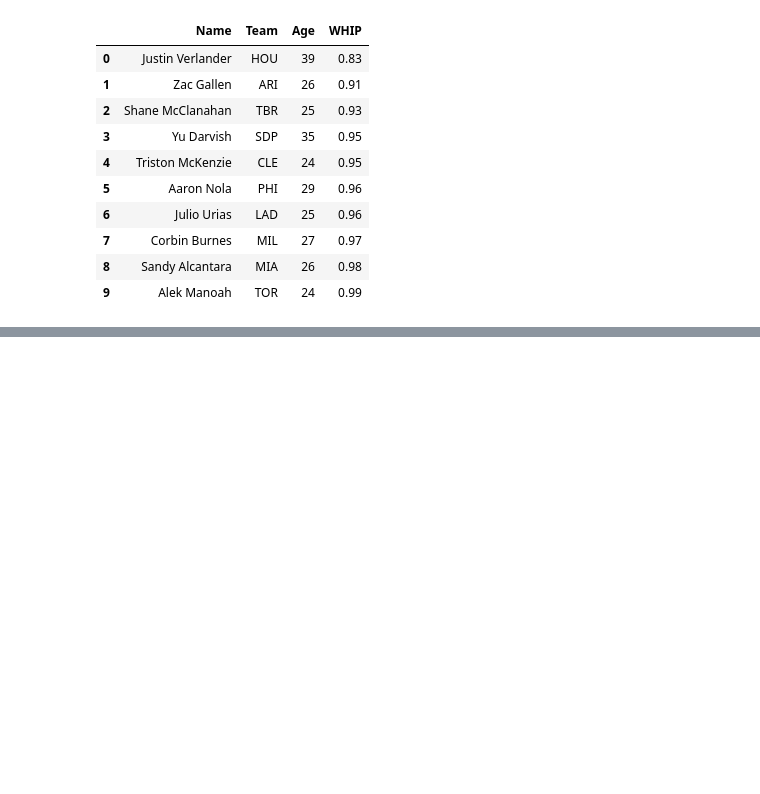
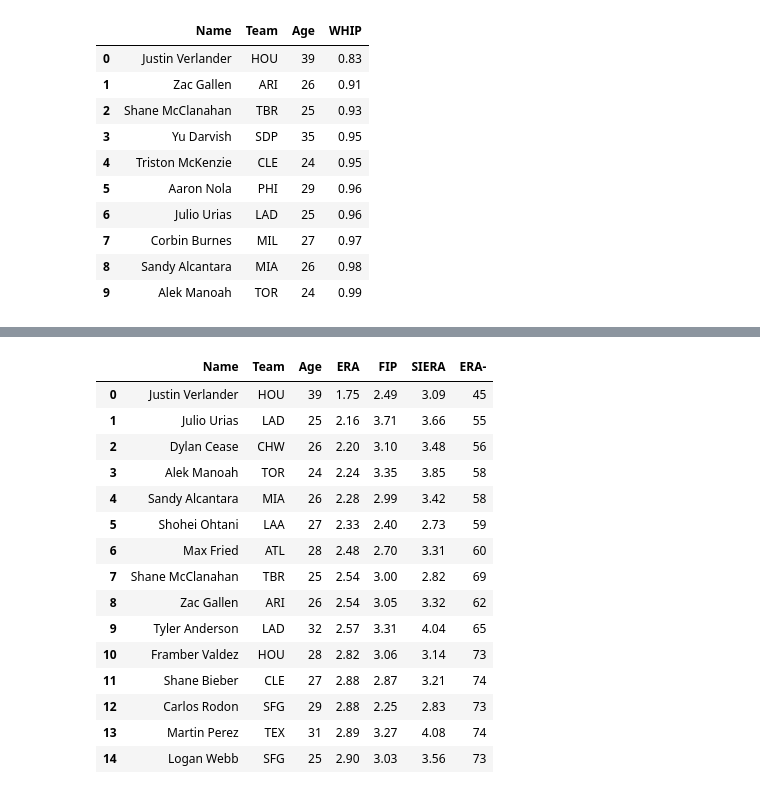
Before and after one commit to danielcho16/baseball_analytics, a Jupyter notebook: baseball_analytics.ipynb, the cells around one changed output, grey strips where cells are left out. Saved outputs shown, nothing was run; the diff lists cells and outputs as text; code cells hidden in the pictures; blank space fills up the shorter version.

```diff
--- a/baseball_analytics.ipynb
+++ b/baseball_analytics.ipynb
@@ -414,0 +535,20 @@ sp_adv_df
+# %%
+# ERA, FIP, SIERA, ERA- for top 15 ERA among qualified starting pitchers
+sp_adv_df[['Name','Team','Age','ERA','FIP','SIERA','ERA-']].loc[(sp_adv_df['IP']>=162)].sort_values(by='ERA',ignore_index=True).head(15)
+# %% [output]
+|  | Name | Team | Age | ERA | FIP | SIERA | ERA- |
+| 0 | Justin Verlander | HOU | 39 | 1.75 | 2.49 | 3.09 | 45 |
+| 1 | Julio Urias | LAD | 25 | 2.16 | 3.71 | 3.66 | 55 |
+| 2 | Dylan Cease | CHW | 26 | 2.20 | 3.10 | 3.48 | 56 |
+| 3 | Alek Manoah | TOR | 24 | 2.24 | 3.35 | 3.85 | 58 |
+| 4 | Sandy Alcantara | MIA | 26 | 2.28 | 2.99 | 3.42 | 58 |
+| 5 | Shohei Ohtani | LAA | 27 | 2.33 | 2.40 | 2.73 | 59 |
+| 6 | Max Fried | ATL | 28 | 2.48 | 2.70 | 3.31 | 60 |
+| 7 | Shane McClanahan | TBR | 25 | 2.54 | 3.00 | 2.82 | 69 |
+| 8 | Zac Gallen | ARI | 26 | 2.54 | 3.05 | 3.32 | 62 |
+| 9 | Tyler Anderson | LAD | 32 | 2.57 | 3.31 | 4.04 | 65 |
+| 10 | Framber Valdez | HOU | 28 | 2.82 | 3.06 | 3.14 | 73 |
+| 11 | Shane Bieber | CLE | 27 | 2.88 | 2.87 | 3.21 | 74 |
+| 12 | Carlos Rodon | SFG | 29 | 2.88 | 2.25 | 2.83 | 73 |
+| 13 | Martin Perez | TEX | 31 | 2.89 | 3.27 | 4.08 | 74 |
+| 14 | Logan Webb | SFG | 25 | 2.90 | 3.03 | 3.56 | 73 |
```
Also changed, not shown: parts of 25 cells of this notebook, 1 other file.
